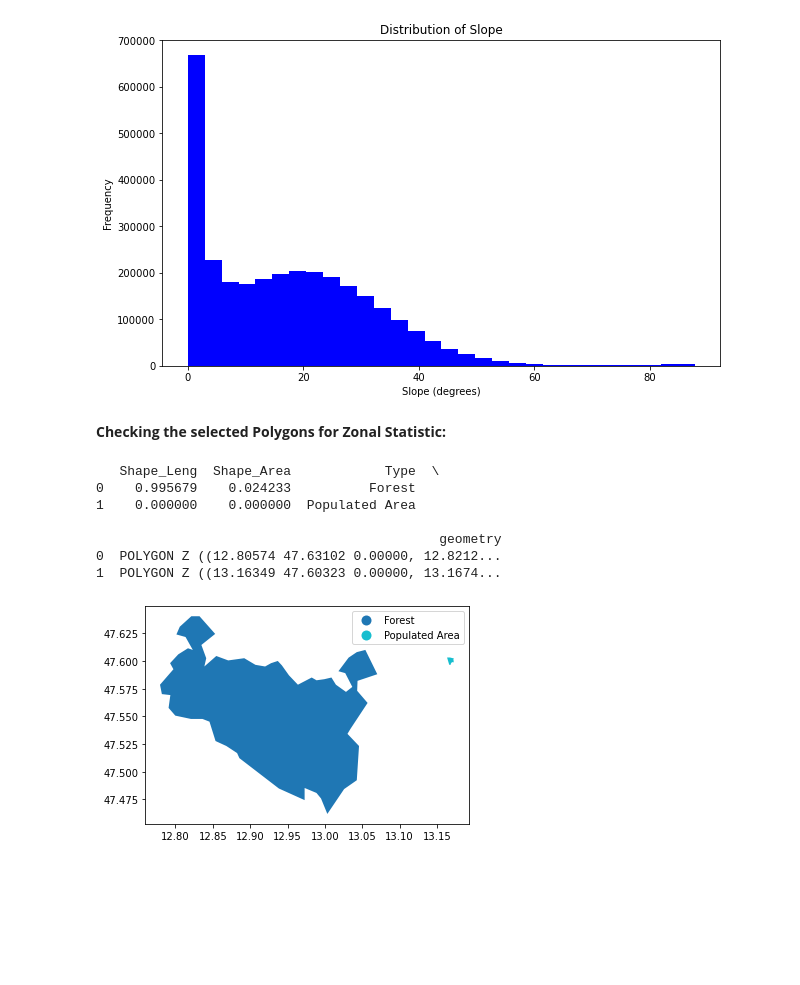
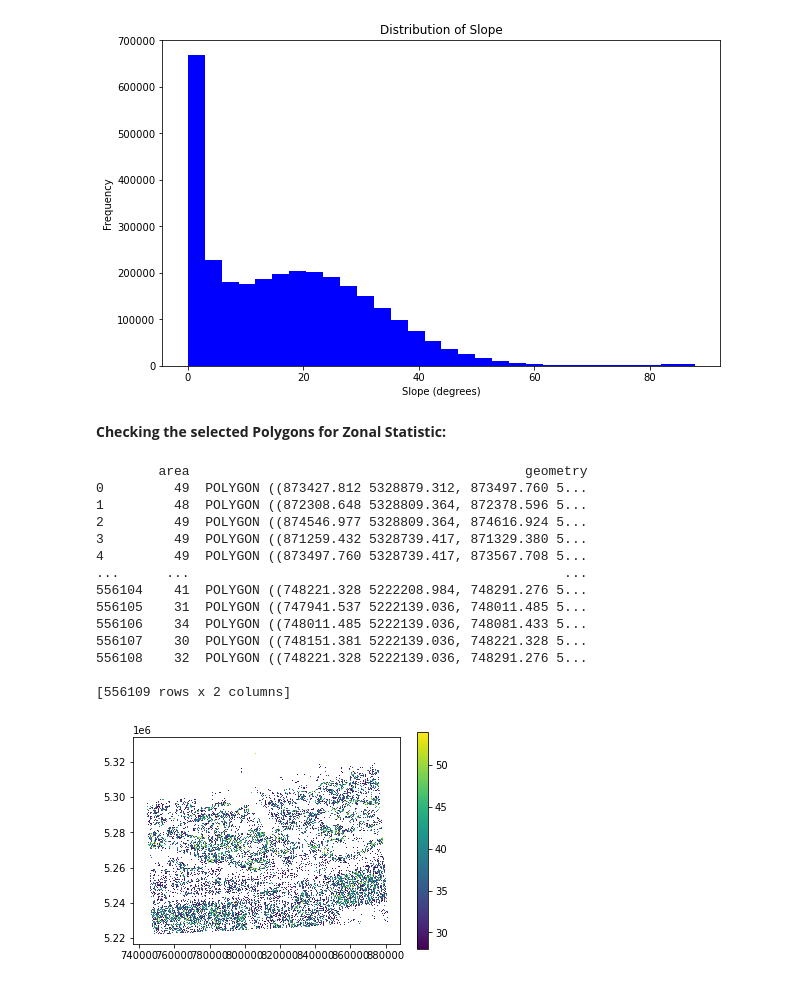
Before and after one commit to vibogh/softwareDev_finProject, a Jupyter notebook: finalproject.ipynb, the cells around one changed output. Drawn from its saved outputs; the diff is of its cells as text; code cells hidden in the pictures; blank space fills up the shorter version.

```diff
--- a/finalproject.ipynb
+++ b/finalproject.ipynb
@@ -300,26 +300,31 @@ plt.show()
 # %%
 # Before calculating the zonal statistics, checking if the slected polygons (zones) are valid.
 
 printmd ('**Checking the selected Polygons for Zonal Statistic:**')
 
-import geopandas as gpd
-gdf = gpd.read_file('areazonal.shp')
+gdf = gpd.read_file('results/slope_relevant.shp')
 
 %matplotlib inline
-gdf.plot(column='Type', cmap=None, legend=True)
-
+gdf.plot(column='area', cmap=None, legend=True)
 
 print (gdf)
 # %% [output]
 **Checking the selected Polygons for Zonal Statistic:**
-   Shape_Leng  Shape_Area            Type  \
-0    0.995679    0.024233          Forest
-1    0.000000    0.000000  Populated Area
+        area                                           geometry
+0         49  POLYGON ((873427.812 5328879.312, 873497.760 5...
+1         48  POLYGON ((872308.648 5328809.364, 872378.596 5...
+2         49  POLYGON ((874546.977 5328809.364, 874616.924 5...
+3         49  POLYGON ((871259.432 5328739.417, 871329.380 5...
+4         49  POLYGON ((873497.760 5328739.417, 873567.708 5...
+...      ...                                                ...
+556104    41  POLYGON ((748221.328 5222208.984, 748291.276 5...
+556105    31  POLYGON ((747941.537 5222139.036, 748011.485 5...
+556106    34  POLYGON ((748011.485 5222139.036, 748081.433 5...
+556107    30  POLYGON ((748151.381 5222139.036, 748221.328 5...
+556108    32  POLYGON ((748221.328 5222139.036, 748291.276 5...
 
-                                            geometry
-0  POLYGON Z ((12.80574 47.63102 0.00000, 12.8212...
-1  POLYGON Z ((13.16349 47.60323 0.00000, 13.1674...
+[556109 rows x 2 columns]
-[figure, old version]
+[figure, new version]
 # %%
 #calculate the actual zonal statistics
 
```
Also changed, not shown: parts of 4 cells of this notebook, 3 other files.
